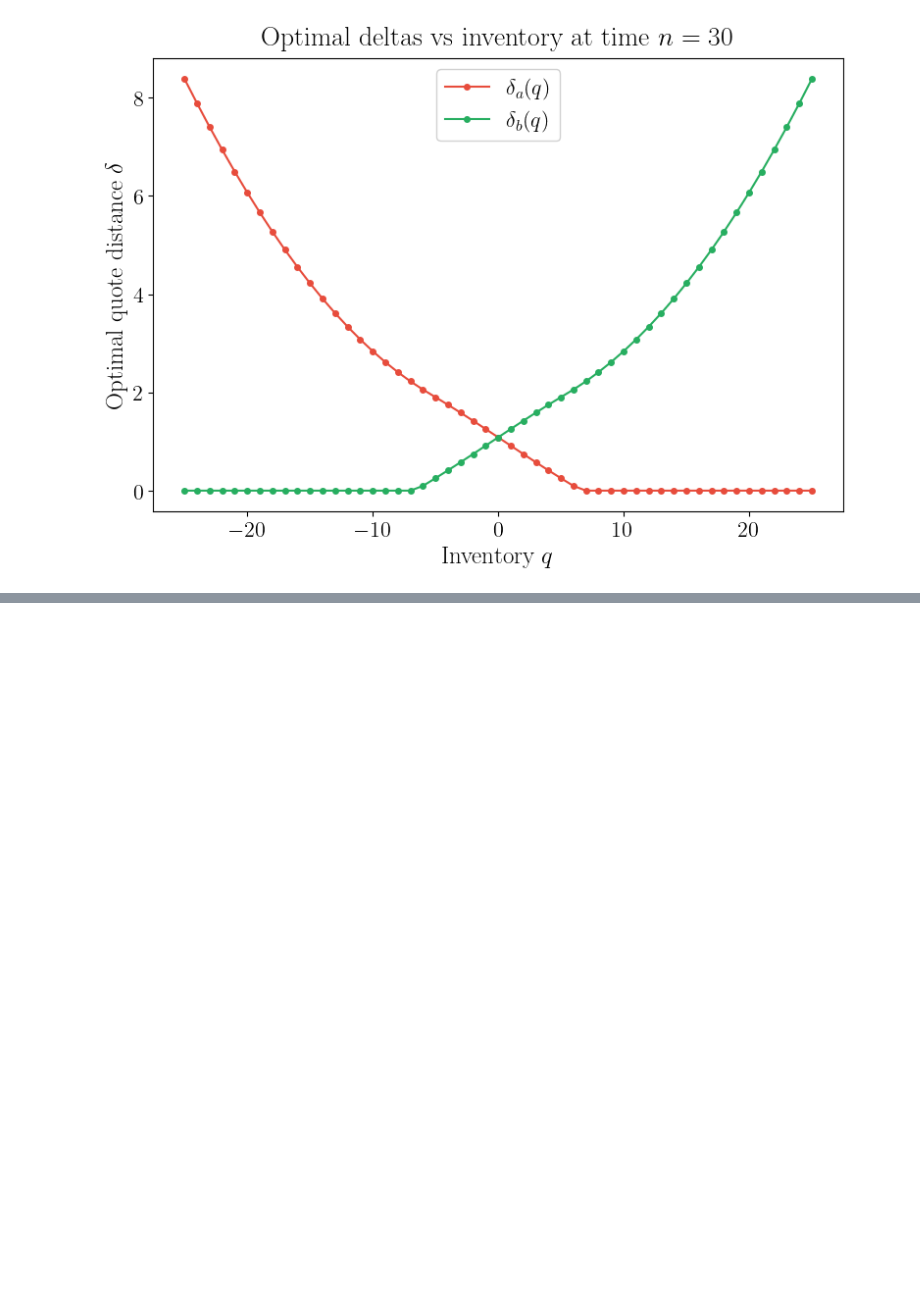
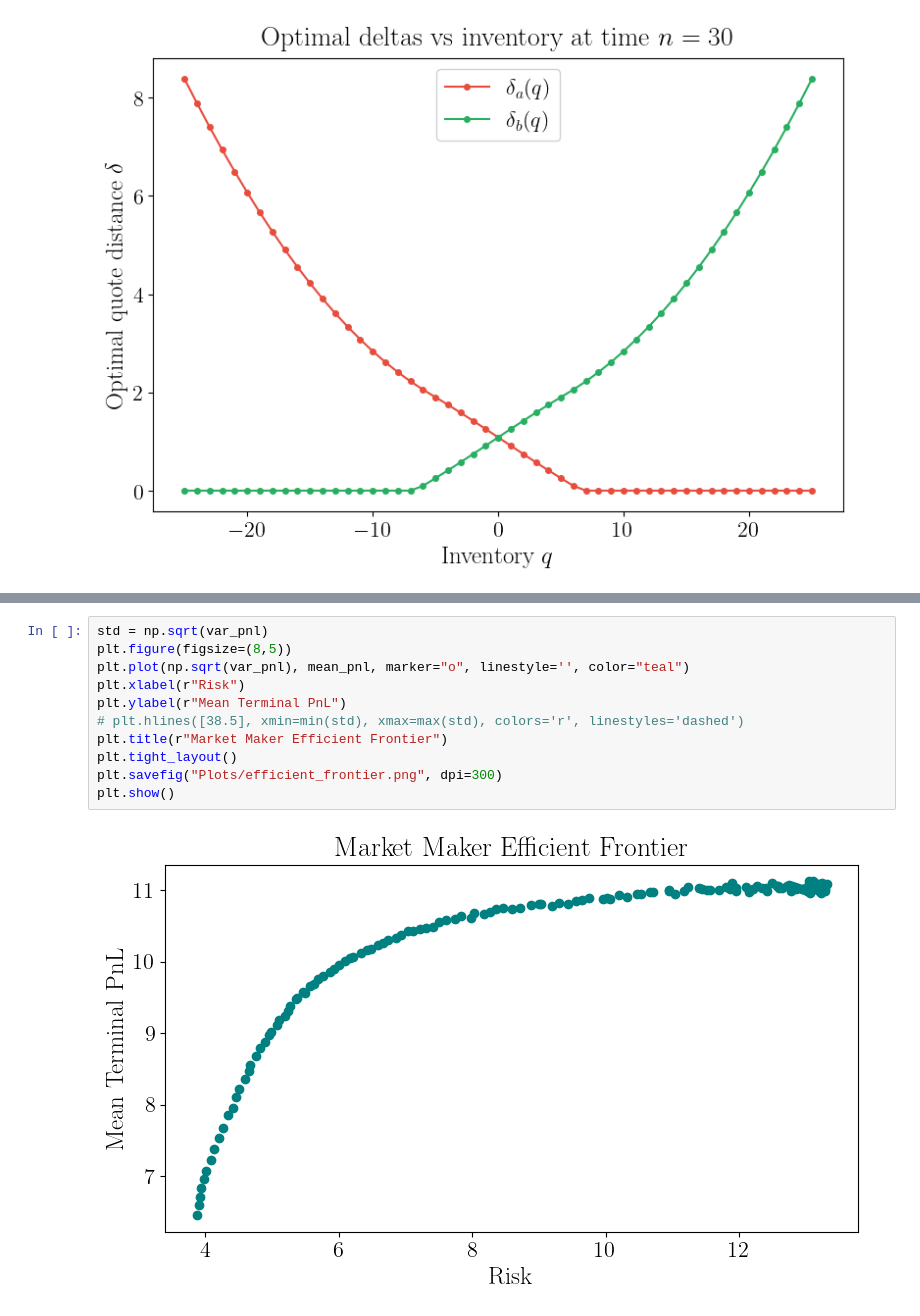
Before and after one commit to Marshhall/Market_Making, a Jupyter notebook: discrete_time.ipynb, the cells around one changed output, grey strips where cells are left out. Saved outputs shown, nothing was run; the diff lists cells and outputs as text; blank space fills up the shorter version.

Commit message:
Vectorization for efficient frontier

```diff
--- a/discrete_time.ipynb
+++ b/discrete_time.ipynb
@@ -395,0 +506,13 @@ plt.show()
+# %%
+std = np.sqrt(var_pnl)
+plt.figure(figsize=(8,5))
+plt.plot(np.sqrt(var_pnl), mean_pnl, marker="o", linestyle='', color="teal")
+plt.xlabel(r"Risk")
+plt.ylabel(r"Mean Terminal PnL")
+# plt.hlines([38.5], xmin=min(std), xmax=max(std), colors='r', linestyles='dashed')
+plt.title(r"Market Maker Efficient Frontier")
+plt.tight_layout()
+plt.savefig("Plots/efficient_frontier.png", dpi=300)
+plt.show()
+# %% [output]
+[figure, added]
```
Also changed, not shown: parts of 14 cells of this notebook, 9 other files.
